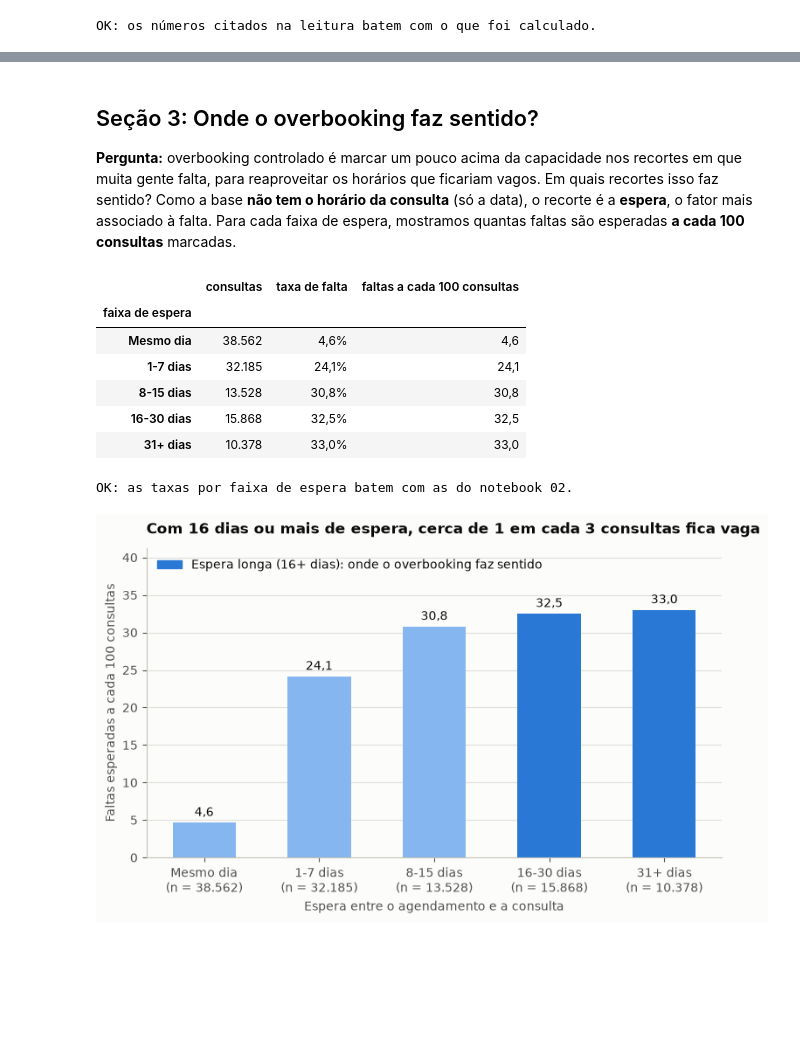
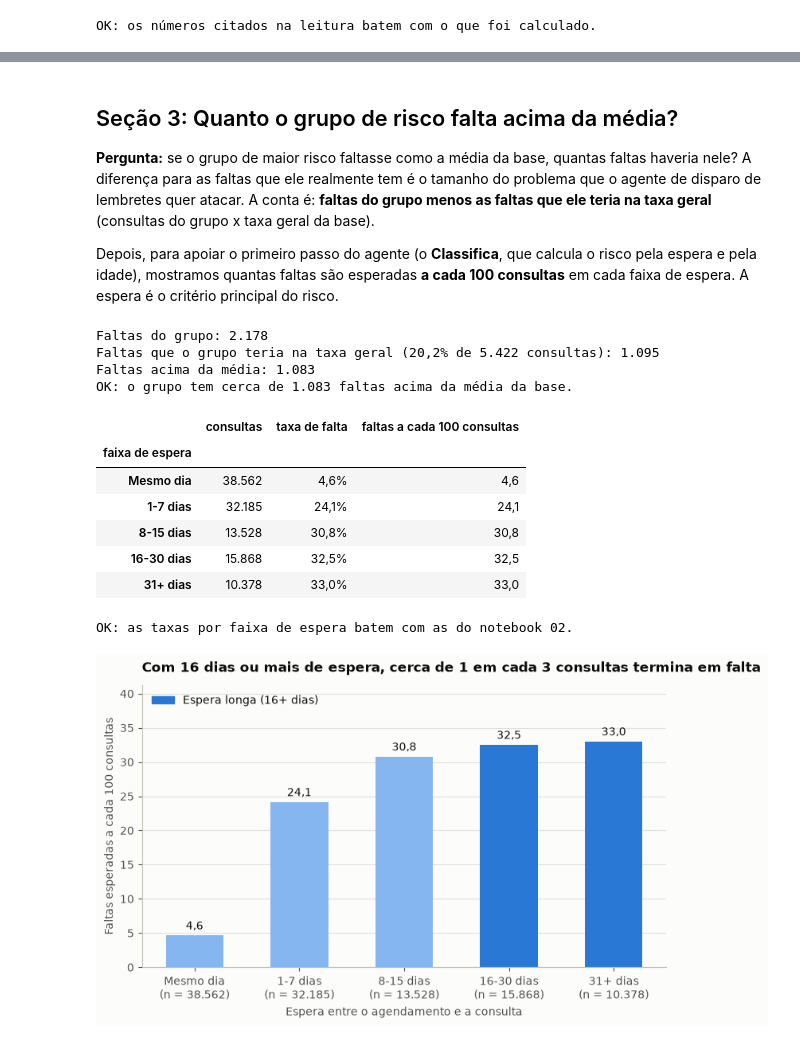
Before and after one commit to cauedev30/analise-no-show-consultas, a Jupyter notebook: notebooks/03_grupo_de_risco.ipynb, the cells around one changed output, grey strips where cells are left out. Saved outputs shown, nothing was run; the diff lists cells and outputs as text; code cells hidden in the pictures; blank space fills up the shorter version.

Commit message:
Troca o overbooking pelo agente de disparo no notebook 03

```diff
--- a/notebooks/03_grupo_de_risco.ipynb
+++ b/notebooks/03_grupo_de_risco.ipynb
@@ -468,13 +470,30 @@ segunda recomendação, o overbooking controlado (seção 3).
 grupo; 26.246 consultas, 32,7% e 38,5% das faltas para a espera longa). A partir daqui, eles são os números oficiais do
 projeto.
 # %% [markdown]
-## Seção 3: Onde o overbooking faz sentido?
+## Seção 3: Quanto o grupo de risco falta acima da média?
 
-**Pergunta:** overbooking controlado é marcar um pouco acima da capacidade nos recortes em que muita gente falta, para
-reaproveitar os horários que ficariam vagos. Em quais recortes isso faz sentido? Como a base **não tem o horário da
-consulta** (só a data), o recorte é a **espera**, o fator mais associado à falta. Para cada faixa de espera, mostramos
-quantas faltas são esperadas **a cada 100 consultas** marcadas.
+**Pergunta:** se o grupo de maior risco faltasse como a média da base, quantas faltas haveria nele? A diferença para as
+faltas que ele realmente tem é o tamanho do problema que o agente de disparo de lembretes quer atacar. A conta é:
+**faltas do grupo menos as faltas que ele teria na taxa geral** (consultas do grupo x taxa geral da base).
+
+Depois, para apoiar o primeiro passo do agente (o **Classifica**, que calcula o risco pela espera e pela idade), mostramos
+quantas faltas são esperadas **a cada 100 consultas** em cada faixa de espera. A espera é o critério principal do risco.
 # %%
+# O número novo: faltas do grupo acima da média = faltas do grupo - consultas do grupo x taxa geral
+faltas_esperadas_no_grupo = grupo_risco["consultas"] * TAXA_GERAL / 100  # as faltas que o grupo teria na taxa geral
+faltas_acima_da_media = grupo_risco["faltas"] - faltas_esperadas_no_grupo
+
+print(f"Faltas do grupo: {fmt_num(grupo_risco['faltas'])}")
+print(f"Faltas que o grupo teria na taxa geral ({fmt_pct(TAXA_GERAL)} de {fmt_num(grupo_risco['consultas'])} consultas): "
+      f"{fmt_num(faltas_esperadas_no_grupo)}")
+print(f"Faltas acima da média: {fmt_num(faltas_acima_da_media)}")
+
+# Teste: a conta fecha com os números oficiais (o mesmo valor que o painel.json do dashboard traz)
+assert (grupo_risco["consultas"], grupo_risco["faltas"]) == (5_422, 2_178)
+assert round(faltas_esperadas_no_grupo) == 1_095
+assert round(faltas_acima_da_media) == 1_083, f"faltas acima da média inesperadas: {faltas_acima_da_media}"
+print("OK: o grupo tem cerca de 1.083 faltas acima da média da base.\n")
+
 faltas_por_100 = taxa_por(df, "faixa_espera").rename(columns={"taxa_pct": "taxa"})
 # A cada 100 consultas, quantas terminam em falta (supondo que as próximas se comportem como as da base)
 faltas_por_100["faltas_a_cada_100"] = faltas_por_100["taxa"]
@@ -490,36 +509,40 @@ display(pd.DataFrame({
 assert faltas_por_100["faixa_espera"].astype(str).tolist() == ORDEM_FAIXA_ESPERA
 assert faltas_por_100["taxa"].round(1).tolist() == [4.6, 24.1, 30.8, 32.5, 33.0]
 assert faltas_por_100["consultas"].sum() == TOTAL_CONSULTAS
 print("OK: as taxas por faixa de espera batem com as do notebook 02.")
 
-# Colunas: as faixas da espera longa (onde o overbooking faz sentido) em destaque
+# Colunas: as faixas da espera longa (16 dias ou mais) em destaque
 valores = faltas_por_100["faltas_a_cada_100"].to_numpy()
 cores = [AZUL if f in FAIXAS_ESPERA_RISCO else AZUL_CLARO for f in ORDEM_FAIXA_ESPERA]
 fig, ax = plt.subplots(figsize=(8.5, 4.6))
 posicoes = np.arange(len(valores))
 ax.bar(posicoes, valores, width=0.55, color=cores)
 teto = valores.max() * 1.25
 for p, v in zip(posicoes, valores):
     ax.text(p, v + teto * 0.012, f"{v:.1f}".replace(".", ","), ha="center", va="bottom", color=TEXTO)
 rotulos = [f"{f}\n(n = {fmt_num(n)})" for f, n in zip(ORDEM_FAIXA_ESPERA, faltas_por_100["consultas"])]
 ax.set_xticks(posicoes, rotulos)
 ax.set_ylim(0, teto)
 ax.set_ylabel("Faltas esperadas a cada 100 consultas")
 ax.set_xlabel("Espera entre o agendamento e a consulta")
 ax.yaxis.grid(True, color=GRADE, linewidth=0.8)
 ax.set_axisbelow(True)
-ax.legend(handles=[Rectangle((0, 0), 1, 1, color=AZUL, label="Espera longa (16+ dias): onde o overbooking faz sentido")],
+ax.legend(handles=[Rectangle((0, 0), 1, 1, color=AZUL, label="Espera longa (16+ dias)")],
           loc="upper left")
-ax.set_title("Com 16 dias ou mais de espera, cerca de 1 em cada 3 consultas fica vaga", loc="left")
+ax.set_title("Com 16 dias ou mais de espera, cerca de 1 em cada 3 consultas termina em falta", loc="left")
 plt.show()
 # %% [output]
+Faltas do grupo: 2.178
+Faltas que o grupo teria na taxa geral (20,2% de 5.422 consultas): 1.095
+Faltas acima da média: 1.083
+OK: o grupo tem cerca de 1.083 faltas acima da média da base.
 |  | consultas | taxa de falta | faltas a cada 100 consultas |
 | faixa de espera |  |  |  |
 | Mesmo dia | 38.562 | 4,6% | 4,6 |
 | 1-7 dias | 32.185 | 24,1% | 24,1 |
 | 8-15 dias | 13.528 | 30,8% | 30,8 |
 | 16-30 dias | 15.868 | 32,5% | 32,5 |
 | 31+ dias | 10.378 | 33,0% | 33,0 |
-OK: as taxas por faixa de espera batem com as do notebook 02.
+OK: as taxas por faixa de espera batem com as do notebook 02.
-[figure, old version]
+[figure, new version]
 # %% [markdown]
```
Also changed, not shown: parts of 7 cells of this notebook.
